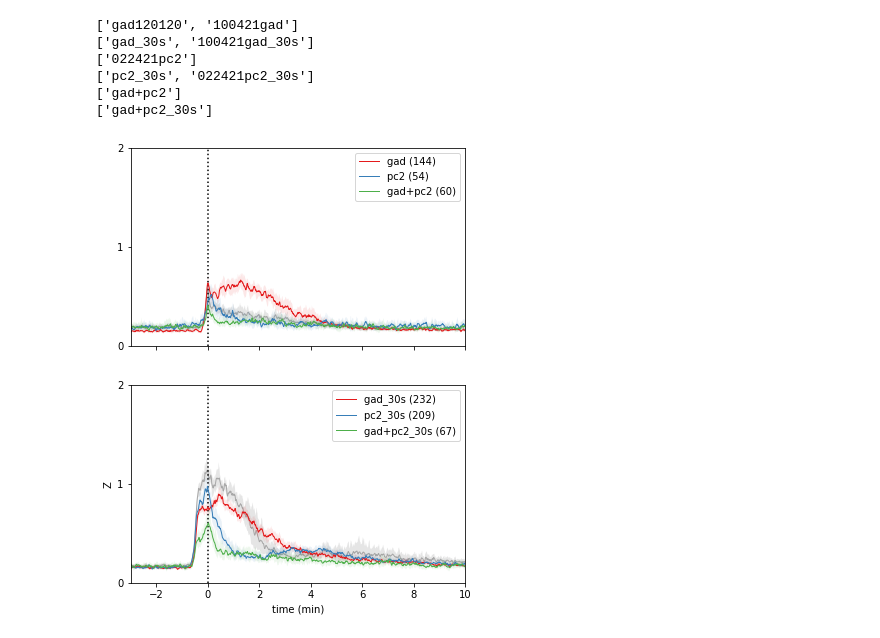
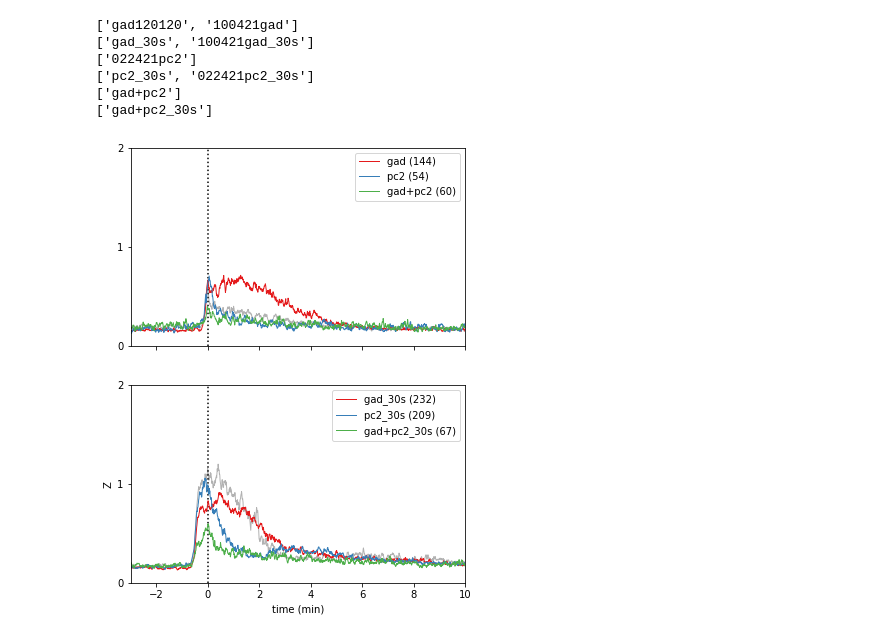
Before and after one commit to samuelbray32/behavior-lite, a Jupyter notebook: publication_rnaiCompilation.ipynb, the cells around one changed output. Drawn from its saved outputs; the diff is of its cells as text; code cells hidden in the pictures.

```diff
--- a/publication_rnaiCompilation.ipynb
+++ b/publication_rnaiCompilation.ipynb
@@ -9,21 +14,21 @@ from tools.results import rnai_response_layered
 # %%
-n_boot = 1e3
+n_boot = 1e0
 statistic=np.median
 #plot_subset
 drugs=0
 interest = ['pc2']#['chat','gad','tbh',]#['snap25','vGlut']#['nkx','tcf1','otxa','foxq2']#
 exclude = ['+']
 interest=['gad','pc2','gad+pc2']
 exclude=['_5s']
 fig,ax = rnai_response_layered(interest,exclude,n_boot,statistic,drugs=drugs)
 # fig.savefig('layered_pc2.svg')
 # %% [output]
 ['gad120120', '100421gad']
 ['gad_30s', '100421gad_30s']
 ['022421pc2']
 ['pc2_30s', '022421pc2_30s']
 ['gad+pc2']
 ['gad+pc2_30s']
-[figure, old version]
+[figure, new version]
 # %%
 # fig.savefig('layered_gad+pc2.svg')
```
Also changed, not shown: parts of 1 cell of this notebook, 1 other file.
